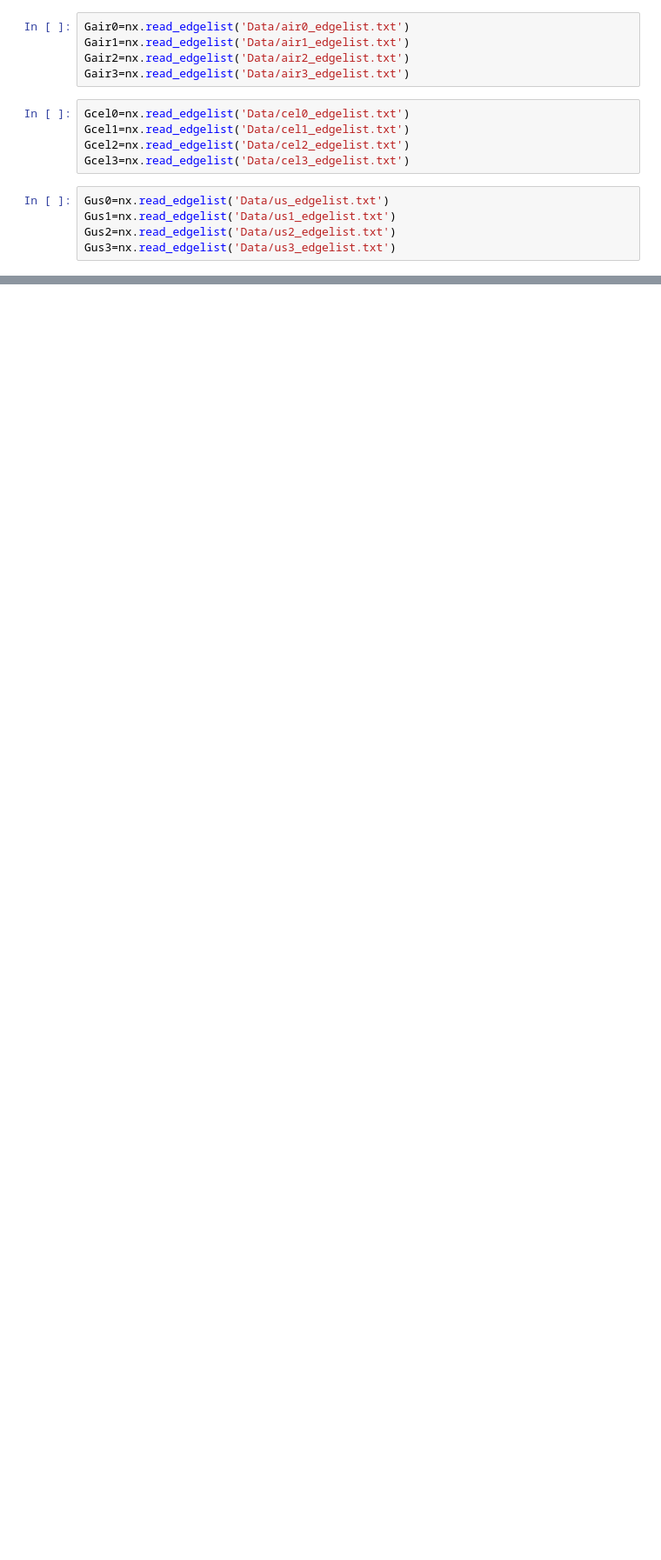
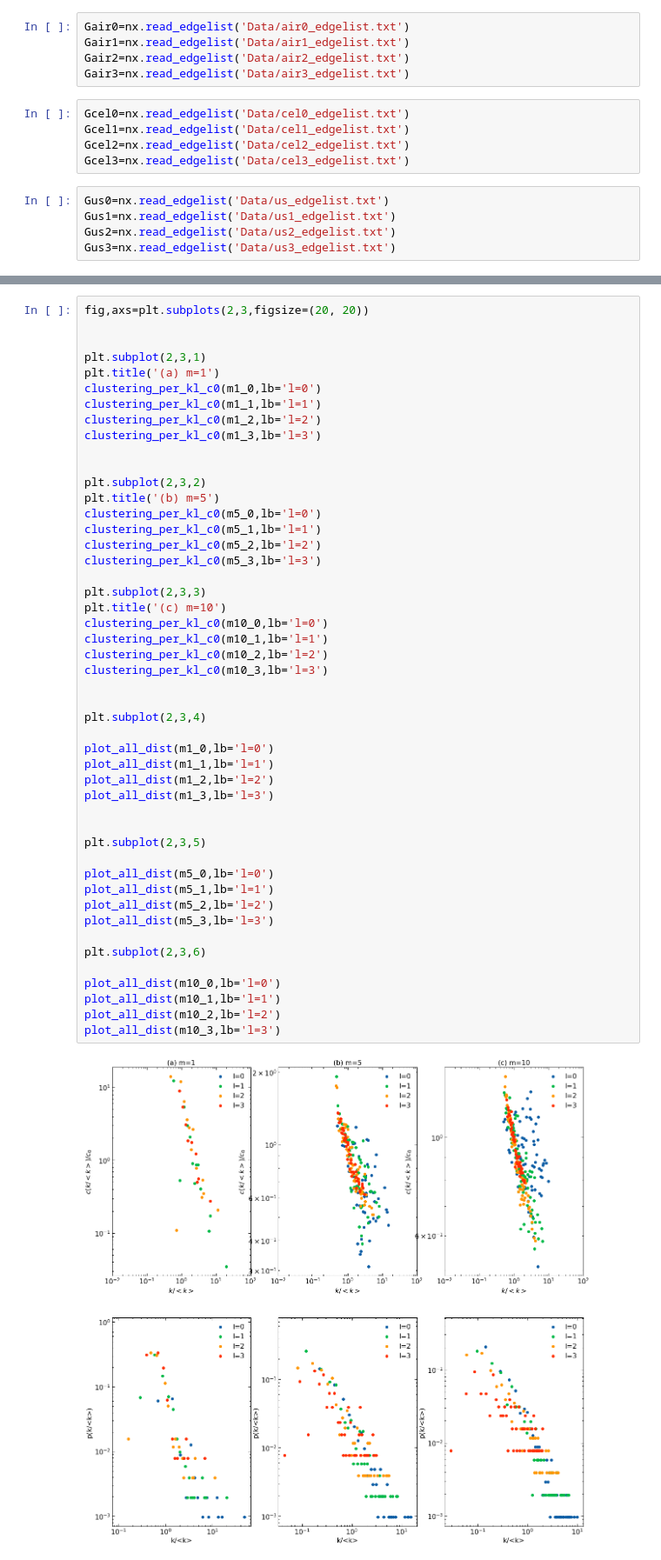
Before and after one commit to matheusloures42/renormalization-simplicial-complexes, a Jupyter notebook: plots.ipynb, the cells around one changed output, grey strips where cells are left out. Shown at 87% size. Cells and saved outputs as stored; diff of their text form; blank space fills up the shorter version.

```diff
--- a/plots.ipynb
+++ b/plots.ipynb
@@ -111,0 +297,50 @@ average_neighbor_degree_x_kl(Gus3,lb='l=3')
+# %%
+fig,axs=plt.subplots(2,3,figsize=(20, 20))
+
+
+plt.subplot(2,3,1)
+plt.title('(a) m=1')
+clustering_per_kl_c0(m1_0,lb='l=0')
+clustering_per_kl_c0(m1_1,lb='l=1')
+clustering_per_kl_c0(m1_2,lb='l=2')
+clustering_per_kl_c0(m1_3,lb='l=3')
+
+
+plt.subplot(2,3,2)
+plt.title('(b) m=5')
+clustering_per_kl_c0(m5_0,lb='l=0')
+clustering_per_kl_c0(m5_1,lb='l=1')
+clustering_per_kl_c0(m5_2,lb='l=2')
+clustering_per_kl_c0(m5_3,lb='l=3')
+
+plt.subplot(2,3,3)
+plt.title('(c) m=10')
+clustering_per_kl_c0(m10_0,lb='l=0')
+clustering_per_kl_c0(m10_1,lb='l=1')
+clustering_per_kl_c0(m10_2,lb='l=2')
+clustering_per_kl_c0(m10_3,lb='l=3')
+
+
+plt.subplot(2,3,4)
+
+plot_all_dist(m1_0,lb='l=0')
+plot_all_dist(m1_1,lb='l=1')
+plot_all_dist(m1_2,lb='l=2')
+plot_all_dist(m1_3,lb='l=3')
+
+
+plt.subplot(2,3,5)
+
+plot_all_dist(m5_0,lb='l=0')
+plot_all_dist(m5_1,lb='l=1')
+plot_all_dist(m5_2,lb='l=2')
+plot_all_dist(m5_3,lb='l=3')
+
+plt.subplot(2,3,6)
+
+plot_all_dist(m10_0,lb='l=0')
+plot_all_dist(m10_1,lb='l=1')
+plot_all_dist(m10_2,lb='l=2')
+plot_all_dist(m10_3,lb='l=3')
+# %% [output]
+[figure, added]
```
Also changed, not shown: parts of 17 cells of this notebook, 27 other files.
